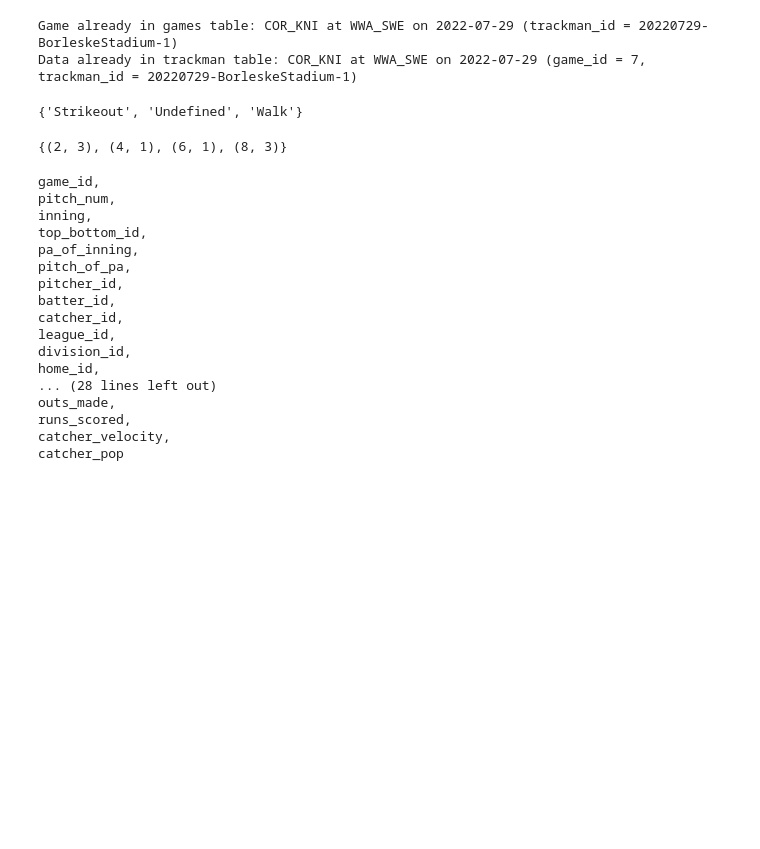
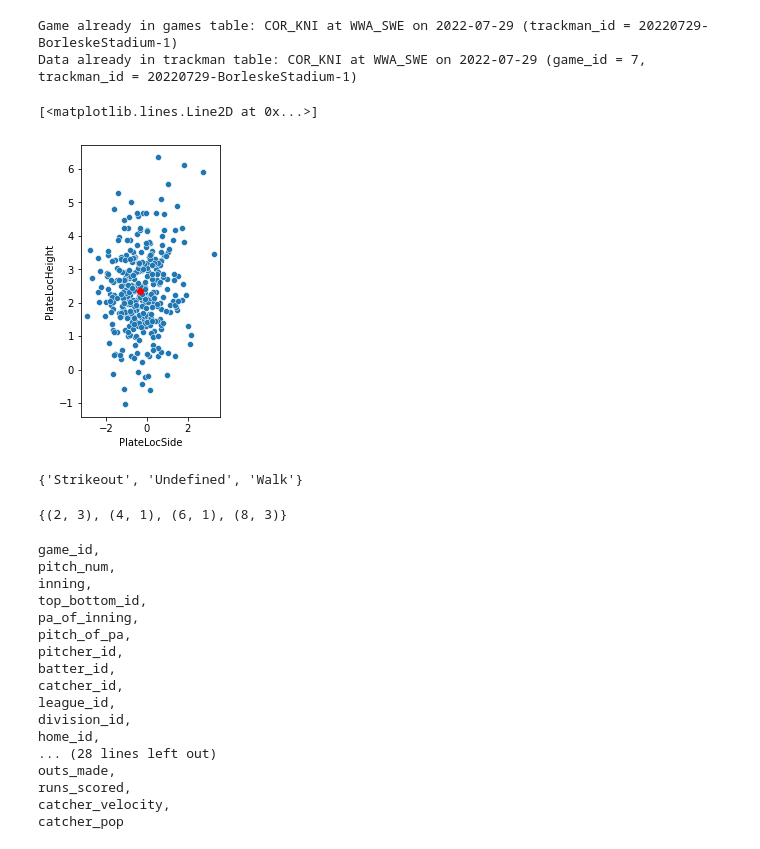
Before and after one commit to rylar8/rylar_baseball, a Jupyter notebook: testing.ipynb, the cells around one changed output. Drawn from its saved outputs; the diff is of its cells as text; code cells hidden in the pictures; blank space fills up the shorter version.

Commit message:
just need to make chart for pitcher report

```diff
--- a/testing.ipynb
+++ b/testing.ipynb
@@ -16,3 +19,11 @@ game2.writeHitterReports('COR_KNI')
+# %%
+fig, ax = plt.subplots(figsize = (2.5, 5))
+sns.scatterplot(data= game2.data, x='PlateLocSide', y='PlateLocHeight', ax=ax)
+#ax.add_patch(Rectangle((-0.7508, 1.5942), 1.5217, 2.0091, facecolor='DarkGray', edgecolor = 'LightGray', fill=True, lw=8))
+ax.plot(game2.data.PlateLocSide.mean(), game2.data.PlateLocHeight.mean(), 'o', color='red')
+# %% [output]
+[<matplotlib.lines.Line2D at 0x...>]
+[figure, added]
 # %%
 game1 = Game()
 game1.loadID('20220729-BorleskeStadium-1')
```
Also changed, not shown: parts of 3 cells of this notebook, 20 other files.
